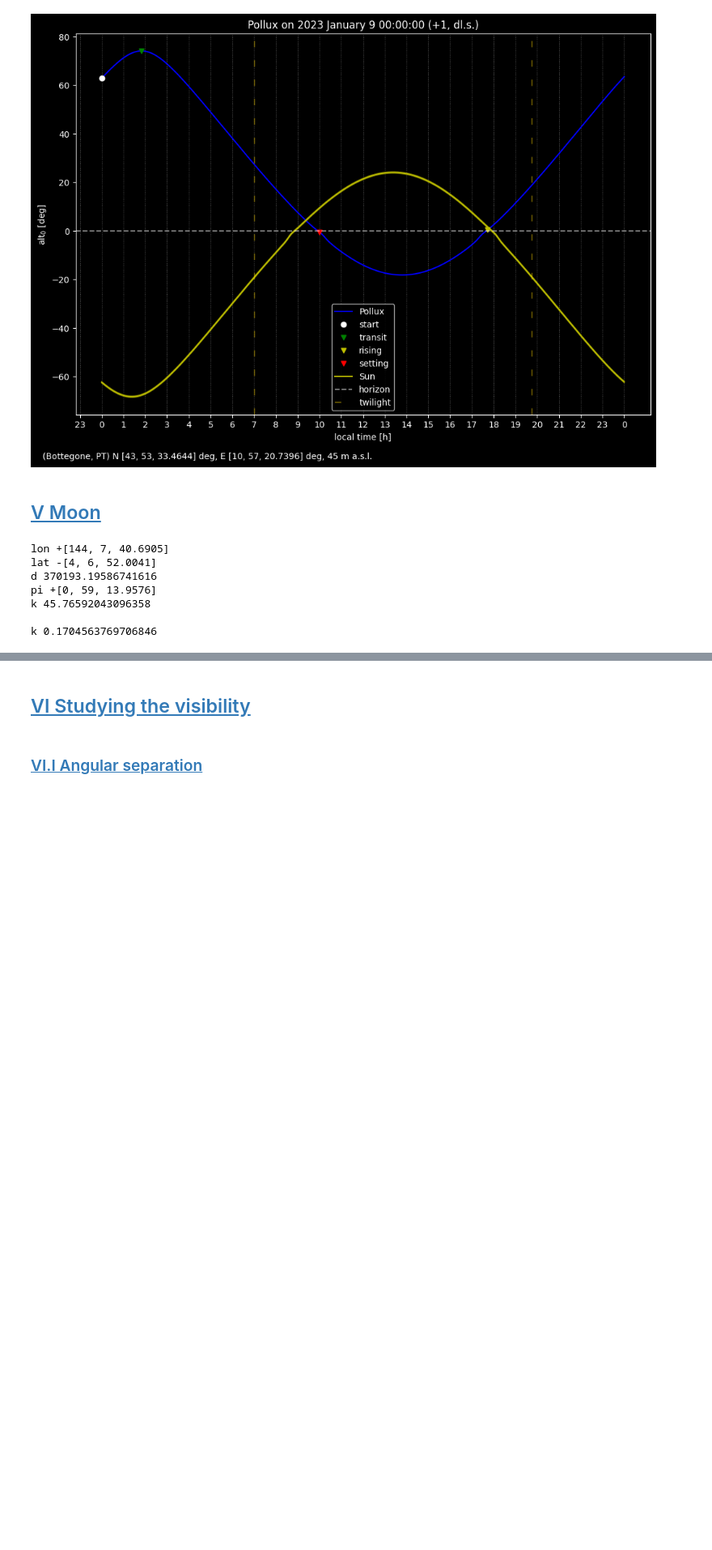
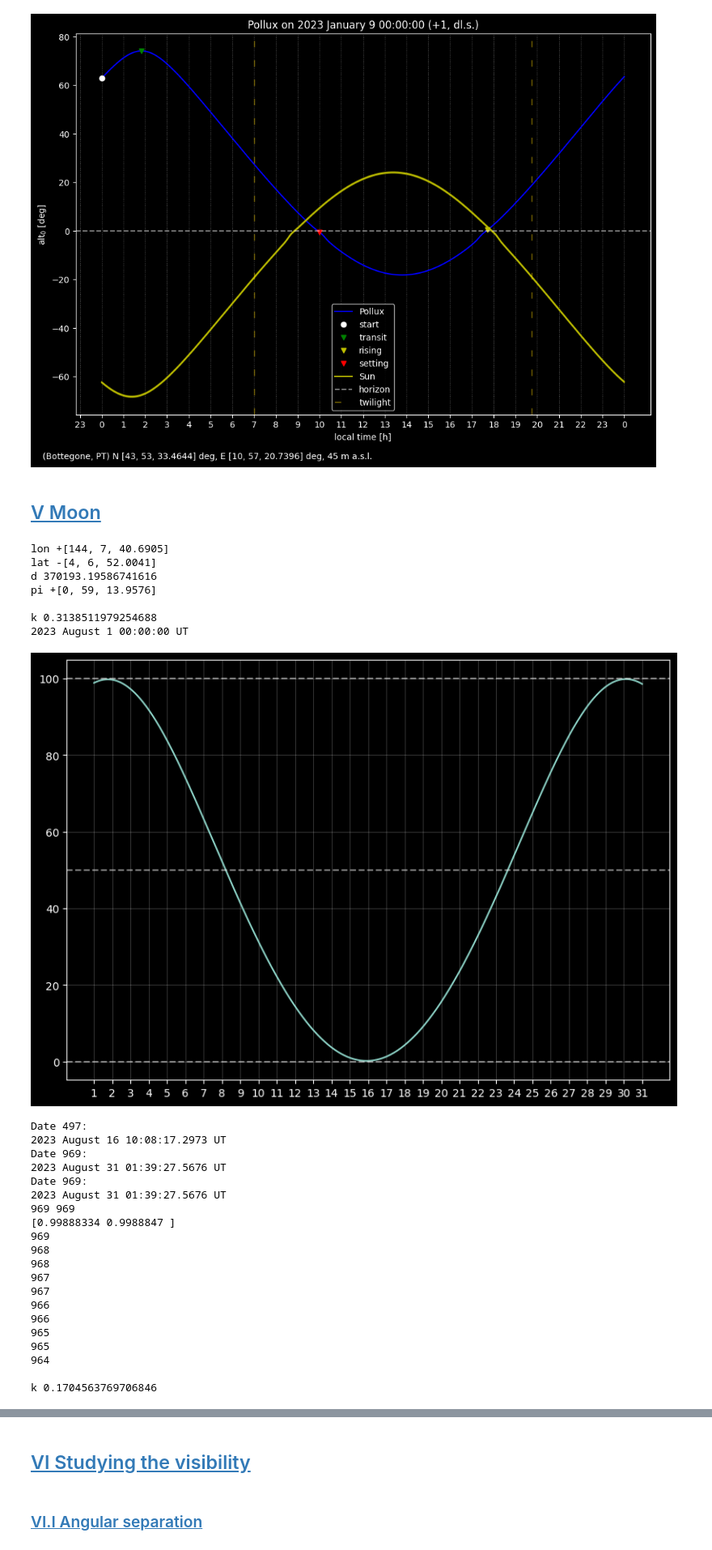
Before and after one commit to 00-berni/proj_0, a Jupyter notebook: notebook/notebook.ipynb, the cells around one changed output, grey strips where cells are left out. Shown at 81% size. Saved outputs shown, nothing was run; the diff lists cells and outputs as text; code cells hidden in the pictures; blank space fills up the shorter version.

```diff
--- a/notebook/notebook.ipynb
+++ b/notebook/notebook.ipynb
@@ -3570,7 +3570,7 @@ class Sun():
         a2, d2 = self.corr_coor(tmpdate)
         a3, d3 = self.corr_coor(tmpdate+1)
         # true altitude for a zero apparent altitude
-        h0 = refraction_corr(Angles(0.,'deg',lim=90),height, alt0=True) - self.ang_diameter(tmpdate)/2
+        h0 = refraction_corr(Angles(0.,'deg',lim=90),height, alt0=True) - self.ang_diameter(tmpdate).deg/2
         del tmpdate
         # transit computation in decimals of a day
         mt = (a2 + lon - GST0).deg / 360
@@ -3658,7 +3658,7 @@ class Sun():
                 tmpdate = Date(date.date,0.,timetype='TD')
                 dec = self.corr_coor(tmpdate,'dec')
                 h = Angles(tw[tw_type],'deg')
-                h0 = h + refraction_corr(h,height,True)-self.ang_diameter(tmpdate)/2
+                h0 = h + refraction_corr(h,height,True)-self.ang_diameter(tmpdate).deg/2
                 del tmpdate
                 cosH1 = (np.sin(h0.rad) - np.sin(lat.rad)*np.sin(dec.rad)) / (np.cos(lat.rad)*np.cos(dec.rad))
                 if cosH1 > 1:
@@ -3692,8 +3692,8 @@ class Sun():
             rise, set = m.val
             tmpdate = Date(date.date,0.,timetype='TD')
             dec = self.corr_coor(tmpdate,'dec')
-            h = Angles(tw[tw_type],'deg')
-            h0 = h + refraction_corr(h,height,True)-self.ang_diameter(tmpdate)/2
+            h = Angles(tw[tw_type],'deg',90)
+            h0 = h + refraction_corr(h,height,True)-self.ang_diameter(tmpdate).deg/2
             del tmpdate
             H  = np.arccos(-np.tan(lat.rad)*np.tan(dec.rad))
             H1 = np.arccos((np.sin(h0.rad) - np.sin(lat.rad)*np.sin(dec.rad)) / (np.cos(lat.rad)*np.cos(dec.rad)))
@@ -4358,7 +4343,7 @@ class Moon():
         a1, d1 = self.equat_coor(tmpdate-1)
         a2, d2 = self.equat_coor(tmpdate)
         a3, d3 = self.equat_coor(tmpdate+1)
-        h0 = refraction_corr(Angles(0.,'deg',lim=90),height, alt0=True) + 0.7275*self.parallax(tmpdate)
+        h0 = refraction_corr(Angles(0.,'deg',lim=90),height, alt0=True) + 0.7275*self.parallax(tmpdate).deg
         del tmpdate
         # transit computation in decimals of a day
         mt = (a2 + lon - GST0).deg / 360
@@ -4452,36 +4437,80 @@ class Moon():
             if i < 0: i += FLAT.rad
             # print(date.print_date())
             # print('elong',Angles.rad_to_deg(geo_el))
             # print('elong', (1-np.cos(geo_el))/2)
             # print('sun dist',sundist)
             # print('dist',dist)
             # print('i',Angles.rad_to_deg(i))
             # print('cos',np.cos(i))
         return (1 + np.cos(i))/2
 
 
 
 MOON = Moon()
 date = Date([1992,5,10],timetype='TD')
 lon,lat,d = MOON.get_coor(date)
 para = MOON.parallax(date)
 print('lon',lon.print_angle('deg'))
 print('lat',lat.print_angle('deg'))
 print('d',d)
 print('pi',para.print_angle('deg'))
-date = Date([2023,8,24],timetype='UT')
+print()
+date = Date([2023,8,16],timetype='UT')
 print('k',MOON.ill_fract(date,SUN.app_lon(date),SUN.distance(date))*100)
+date = Date([2023,8,1],timetype='UT')
+print(date.print_date())
+date2 = Date([date.date[0],date.date[1]+1,date.date[2]],timetype='UT')
+dates = Date(jd=np.linspace(date.jd,date2.jd,1000))
+plt.figure(figsize=(10,7))
+k = MOON.ill_fract(dates,SUN.app_lon(dates),SUN.distance(dates))
+plt.plot(dates.jd,k*100)
+plt.xticks(np.linspace(date.jd,date2.jd,int(date2.jd-date.jd)),np.arange(int(date2.jd-date.jd))+1)
+plt.axhline(100,0,1,linestyle='--',alpha=0.5)
+plt.axhline(50,0,1,linestyle='--',alpha=0.5)
+plt.axhline(0,0,1,linestyle='--',alpha=0.5)
+plt.grid(alpha=0.2)
+plt.show()
+print(dates.print_date()[np.argmin(k)])
+print(dates.print_date()[np.argmax(k)])
+print(dates.print_date()[np.argmax(np.delete(k,np.argmax(k)))])
+print(np.argmax(k),np.argmax(np.delete(k,np.argmax(k))))
+print(np.sort(k)[-2:])
+for i in range(10):
+    k = np.delete(k,np.argmax(k))
+    print(np.argmax(k))
 print()
+
 date = Date([1977,2,18],timetype='TD')
 print('k',MOON.ill_fract(date,SUN.app_lon(date),SUN.distance(date))*100)
 # %% [output]
 lon +[144, 7, 40.6905]
 lat -[4, 6, 52.0041]
 d 370193.19586741616
 pi +[0, 59, 13.9576]
-k 45.76592043096358
 
-k 0.1704563769706846
+k 0.3138511979254688
+2023 August 1 00:00:00 UT
+[figure, added]
+Date 497:
+2023 August 16 10:08:17.2973 UT
+Date 969:
+2023 August 31 01:39:27.5676 UT
+Date 969:
+2023 August 31 01:39:27.5676 UT
+969 969
+[0.99888334 0.9988847 ]
+969
+968
+968
+967
+967
+966
+966
+965
+965
+964
+
+k 0.1704563769706846
 # %%
 timezone, dl_save = 1, True
 date = Date([2023,12,13],[10,0,0],timezone=timezone,dl_save=dl_save)
```
Also changed, not shown: parts of 6 cells of this notebook.
